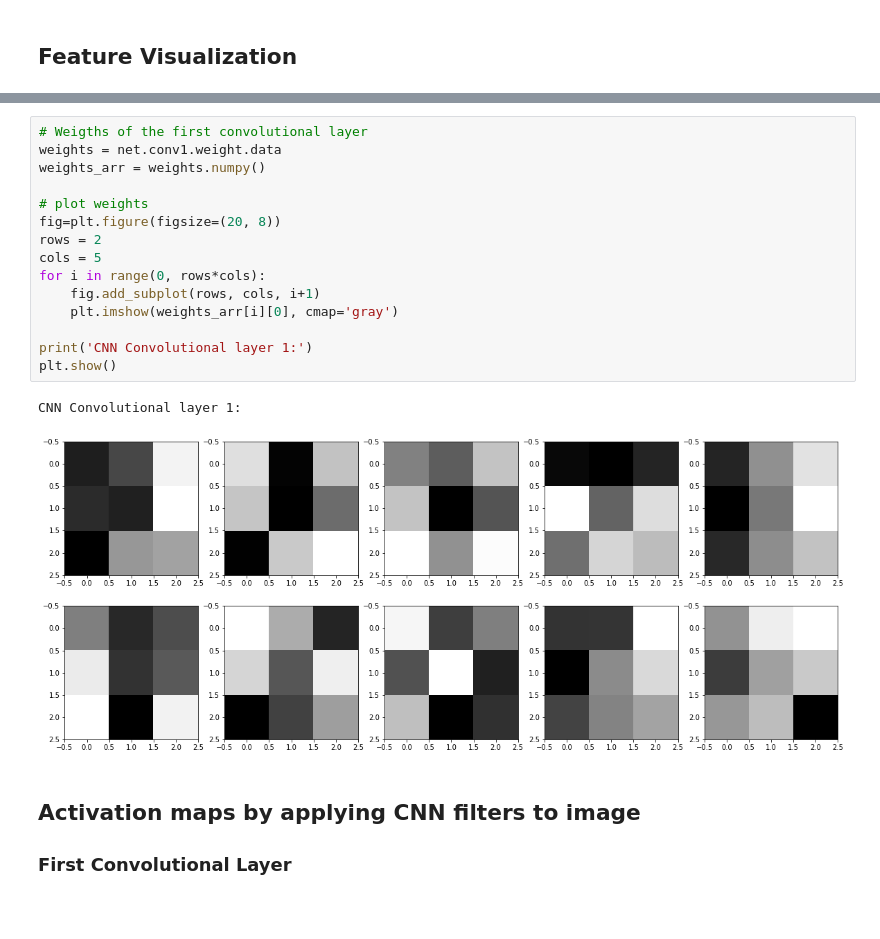
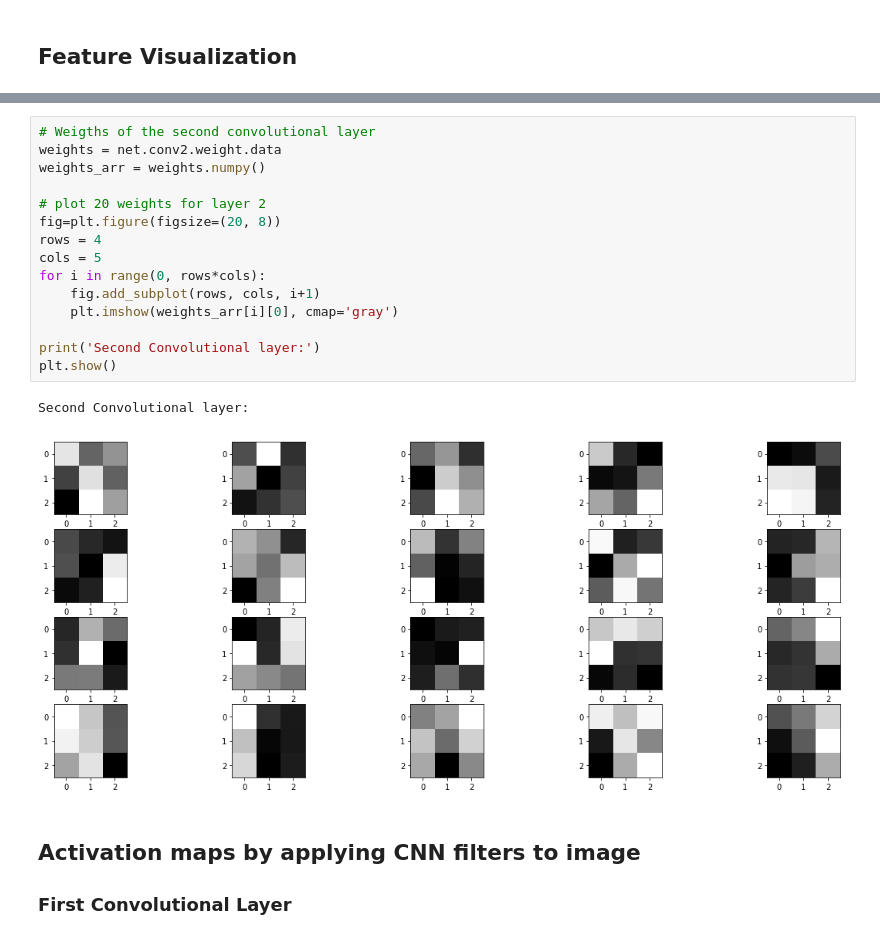
Before and after one commit to jarix/ML_PyTorch_Classifier_FashionMNIST, a Jupyter notebook: PyTorch_CNN_Visualization_FashionMNIST.ipynb, the cells around one changed output, grey strips where cells are left out. Drawn from its saved outputs; the diff is of its cells as text; blank space fills up the shorter version.

```diff
--- a/PyTorch_CNN_Visualization_FashionMNIST.ipynb
+++ b/PyTorch_CNN_Visualization_FashionMNIST.ipynb
@@ -181,23 +178,23 @@ w = weights.numpy()
 First convolutional layer
 [figure]
 # %%
-# Weigths of the first convolutional layer
-weights = net.conv1.weight.data
+# Weigths of the second convolutional layer
+weights = net.conv2.weight.data
 weights_arr = weights.numpy()
 
-# plot weights
+# plot 20 weights for layer 2
 fig=plt.figure(figsize=(20, 8))
-rows = 2
+rows = 4
 cols = 5
 for i in range(0, rows*cols):
     fig.add_subplot(rows, cols, i+1)
     plt.imshow(weights_arr[i][0], cmap='gray')
 
-print('CNN Convolutional layer 1:')
+print('Second Convolutional layer:')
 plt.show()
 # %% [output]
-CNN Convolutional layer 1:
+Second Convolutional layer:
-[figure, old version]
+[figure, new version]
 # %% [markdown]
 ## Activation maps by applying CNN filters to image
 ### First Convolutional Layer
```
Also changed, not shown: parts of 6 cells of this notebook, 1 other file.
